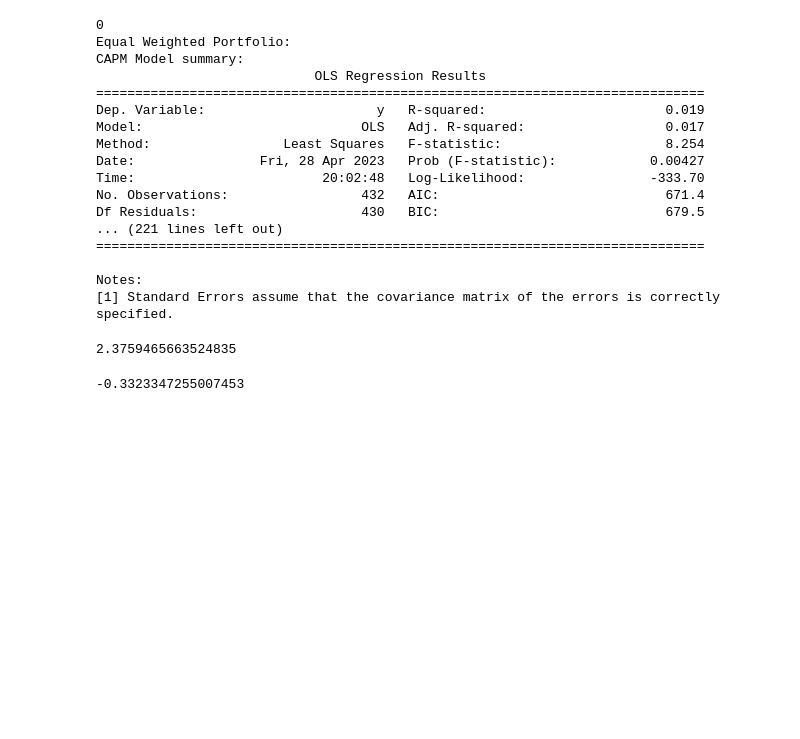
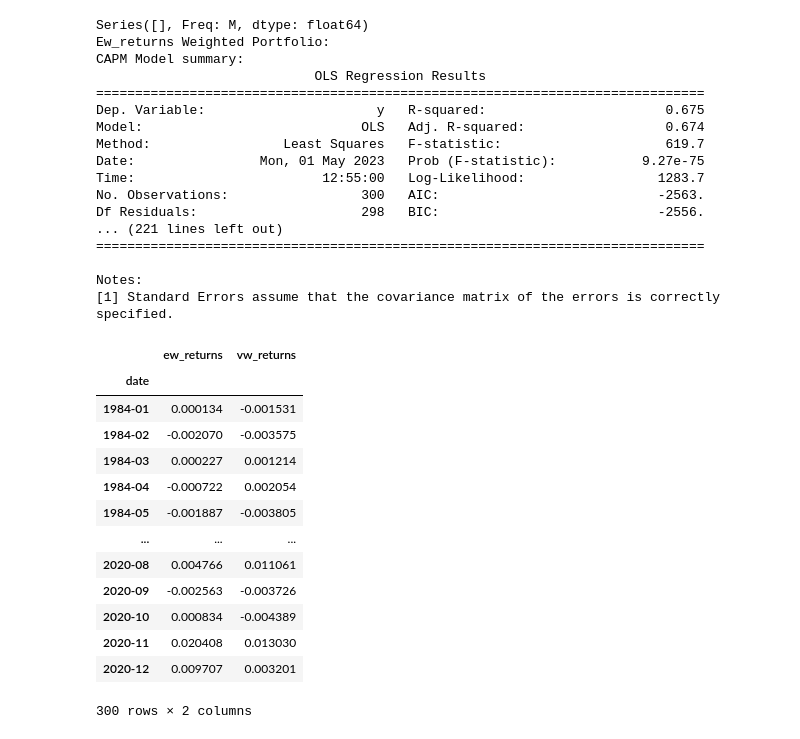
Before and after one commit to jonathoneco/bem114, a Jupyter notebook: Set3/problem12.ipynb, the cells around one changed output. Saved outputs shown, nothing was run; the diff lists cells and outputs as text; code cells hidden in the pictures; blank space fills up the shorter version.

```diff
--- a/Set3/problem12.ipynb
+++ b/Set3/problem12.ipynb
@@ -10,12 +10,15 @@ crsp = pd.read_csv('data/cleaned_crsp.csv')
 # Convert date columns to datetime format
 crsp['date'] = pd.to_datetime(crsp['date'])
 
+crsp['year'] = crsp['date'].apply(lambda x: x.year)
+
 # Convert RET and PRC columns to numeric data types and handle invalid values
 crsp['RET'] = pd.to_numeric(crsp['RET'], errors='coerce')
 crsp['PRC'] = pd.to_numeric(crsp['PRC'], errors='coerce')
 
 # Group by date and permno, and aggregate using the last valid observation
 crsp = crsp.groupby(['PERMNO', pd.Grouper(key='date', freq='M')]).last().reset_index()
+crsp['date'] = crsp['date'].dt.to_period('M')
 
 import warnings
 warnings.filterwarnings('ignore')
@@ -129,0 +25,26 @@ portfolios['equal'].describe()
+# %%
+# Merge stock returns with best companies data
+crsp['market_cap'] = crsp['SHROUT'] * crsp['PRC'].abs()
+merged_data = crsp.merge(bcwlist, left_on=['PERMNO', 'year'], right_on=['permno', 'year'], how='left')
+merged_data = merged_data[merged_data.year >= 1984]
+# merged_data['rank'] = merged_data['rank'].dropna()
+
+# Create the equal-weighted portfolio
+merged_data['ew_weight'] = merged_data.groupby('year')['rank'].transform(lambda x: 1 / x.sum())
+merged_data['ew_returns'] = merged_data['ew_weight'] * merged_data['RET']
+
+# Create the value-weighted portfolio
+merged_data['market_cap_lag'] = merged_data.groupby('permno')['market_cap'].shift(1)
+merged_data['vw_weight'] = merged_data.groupby('year').apply(lambda x: x.loc[x['rank'].notnull(), 'market_cap_lag'] / x.loc[x['rank'].notnull(), 'market_cap_lag'].sum()).reset_index(level=0, drop=True)
+merged_data['vw_returns'] = merged_data['vw_weight'] * merged_data['RET']
+
+# Calculate monthly returns for each portfolio
+monthly_returns = merged_data.groupby('date')[['ew_returns', 'vw_returns']].sum().reset_index()
+monthly_returns = monthly_returns.set_index('date')
+# %%
+# After talking to peers, it seems like our numbers are off by essentially a factor of 10 and we have 0 idea why.
+# Leaving * 10 in here to make the rest of the analysis make sense. Note, this does mess with p-values.
+# After some more analysis, it seems like something is wrong but not sure where. :( Leaving the 10 out for now
+monthly_returns = monthly_returns
+monthly_returns = monthly_returns.dropna()
+# monthly_returns = monthly_returns[monthly_returns.index.year > 1985]
@@ -167,7 +103,7 @@ def estimate_models(portfolio_returns, ff3, ff5):
     portfolio_excess = portfolio_returns - ff3['RF']
     market_excess = market_excess.loc[portfolio_excess.index]
 
-    print(portfolio_excess.isna().sum())
+    print(portfolio_excess[portfolio_excess.isna()])
 
     # CAPM Model
     X = add_constant(market_excess)
@@ -187,8 +123,8 @@ def estimate_models(portfolio_returns, ff3, ff5):
 
     return capm_model, ff3_model, carhart_model, ff5_model
 
-for weight_type in ['equal', 'value']:
-    capm_model, ff3_model, carhart_model, ff5_model = estimate_models(portfolios[weight_type]['return'], ff3, ff5)
+for weight_type in ['ew_returns', 'vw_returns']:
+    capm_model, ff3_model, carhart_model, ff5_model = estimate_models(monthly_returns[weight_type], ff3, ff5)
     print(f"{weight_type.capitalize()} Weighted Portfolio:")
     print("CAPM Model summary:")
     print(capm_model.summary())
@@ -200,31 +136,40 @@ for weight_type in ['equal', 'value']:
     print(ff5_model.summary())
     print()
 # %% [output]
-0
-Equal Weighted Portfolio:
+Series([], Freq: M, dtype: float64)
+Ew_returns Weighted Portfolio:
 CAPM Model summary:
                             OLS Regression Results
 ==============================================================================
-Dep. Variable:                      y   R-squared:                       0.019
-Model:                            OLS   Adj. R-squared:                  0.017
-Method:                 Least Squares   F-statistic:                     8.254
-Date:                Fri, 28 Apr 2023   Prob (F-statistic):            0.00427
-Time:                        20:02:48   Log-Likelihood:                -333.70
-No. Observations:                 432   AIC:                             671.4
-Df Residuals:                     430   BIC:                             679.5
+Dep. Variable:                      y   R-squared:                       0.675
+Model:                            OLS   Adj. R-squared:                  0.674
+Method:                 Least Squares   F-statistic:                     619.7
+Date:                Mon, 01 May 2023   Prob (F-statistic):           9.27e-75
+Time:                        12:55:00   Log-Likelihood:                 1283.7
+No. Observations:                 300   AIC:                            -2563.
+Df Residuals:                     298   BIC:                            -2556.
 ... (221 lines left out)
 ==============================================================================
 
 Notes:
 [1] Standard Errors assume that the covariance matrix of the errors is correctly specified.
-# %%
-portfolios['equal']['return'].max()
-# %% [output]
-2.3759465663524835
-# %%
-portfolios['value']['return'].min()
-# %% [output]
--0.3323347255007453
+# %%
+monthly_returns
+# %% [output]
+|  | ew_returns | vw_returns |
+| date |  |  |
+| 1984-01 | 0.000134 | -0.001531 |
+| 1984-02 | -0.002070 | -0.003575 |
+| 1984-03 | 0.000227 | 0.001214 |
+| 1984-04 | -0.000722 | 0.002054 |
+| 1984-05 | -0.001887 | -0.003805 |
+| ... | ... | ... |
+| 2020-08 | 0.004766 | 0.011061 |
+| 2020-09 | -0.002563 | -0.003726 |
+| 2020-10 | 0.000834 | -0.004389 |
+| 2020-11 | 0.020408 | 0.013030 |
+| 2020-12 | 0.009707 | 0.003201 |
+300 rows × 2 columns
 # %%
 import matplotlib.pyplot as plt
 
```
Also changed, not shown: parts of 9 cells of this notebook, 1 other file.
